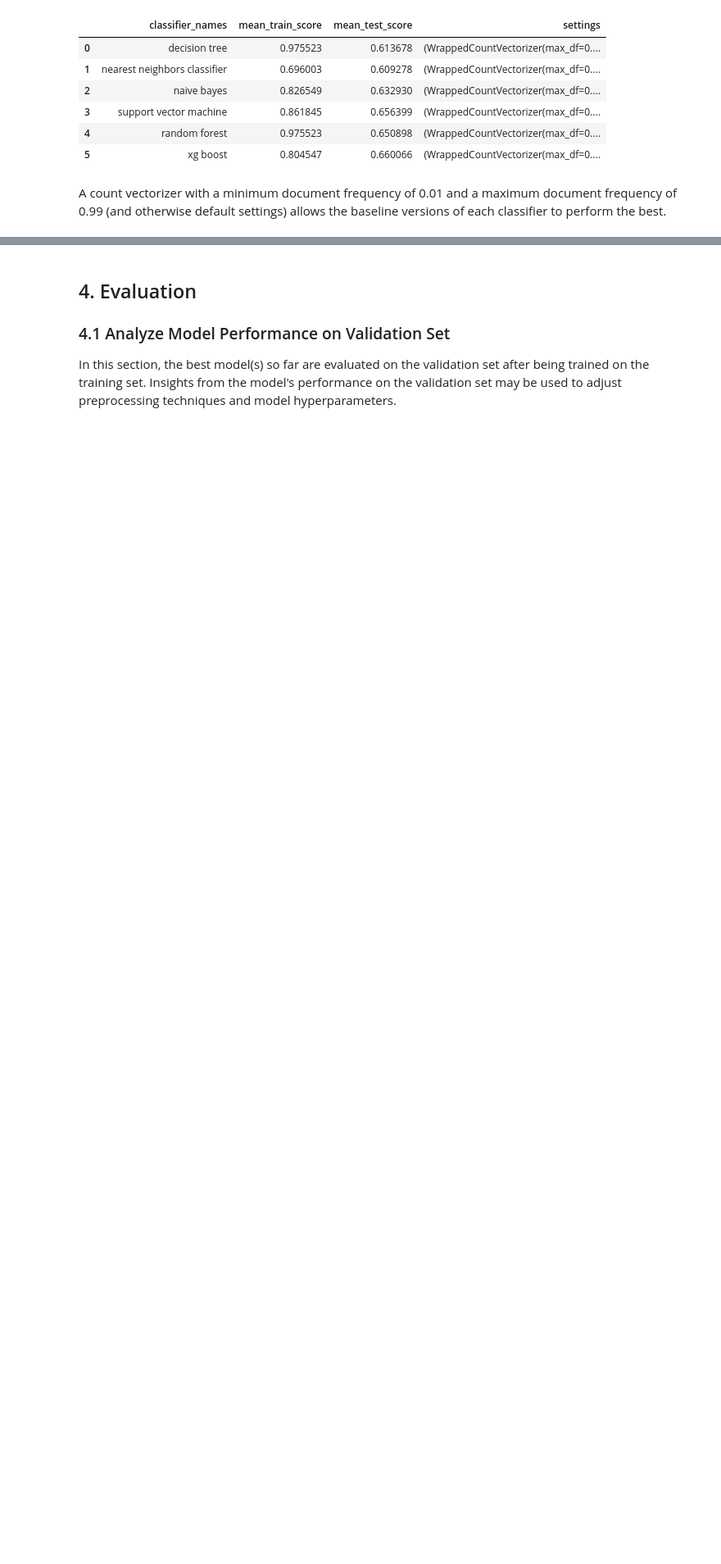
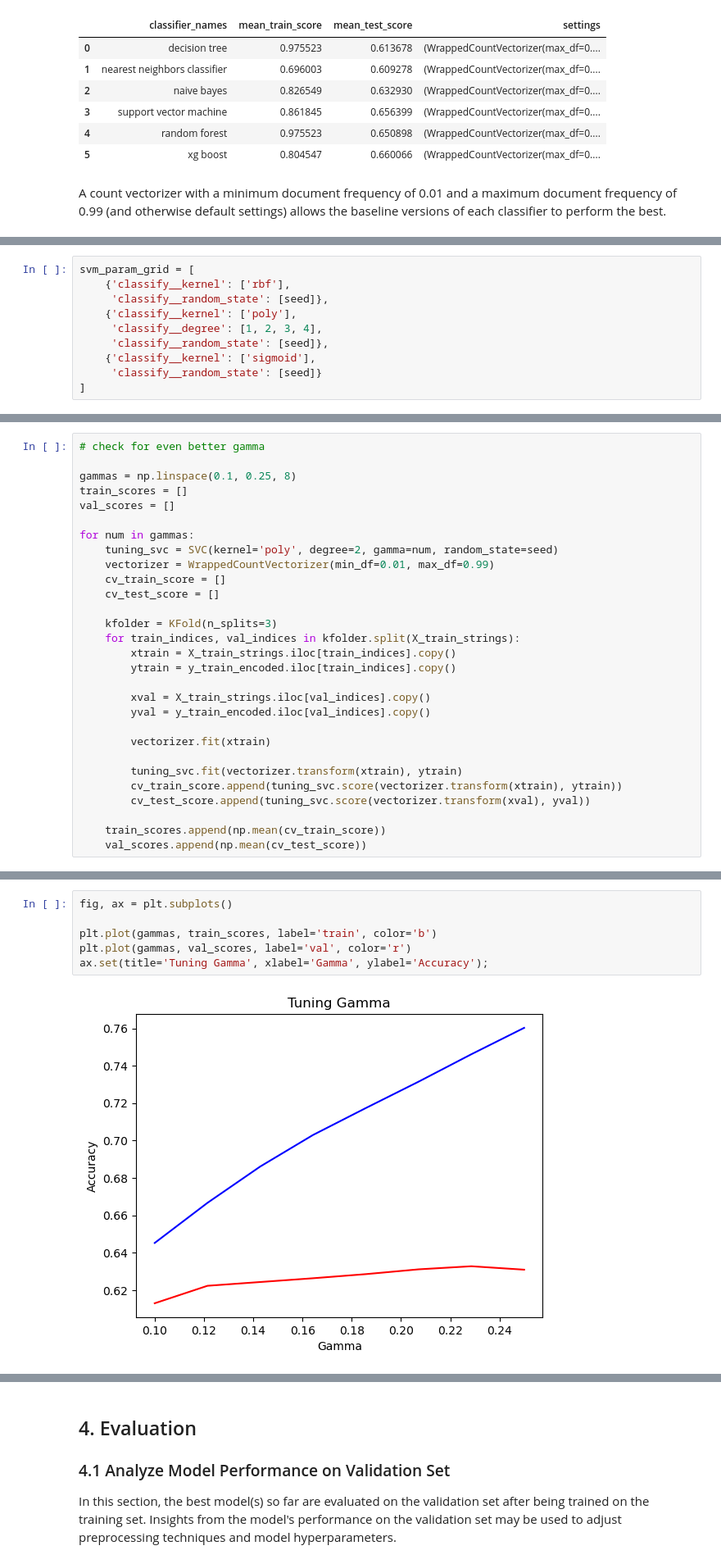
Before and after one commit to ran0027/twitter-sentiment-analysis, a Jupyter notebook: index.ipynb, the cells around one changed output, grey strips where cells are left out. Shown at 82% size. Cells and saved outputs as stored; diff of their text form; blank space fills up the shorter version.

```diff
--- a/index.ipynb
+++ b/index.ipynb
@@ -1098,0 +1328,10 @@ ab23639 Add eda step / brand breakdown
+# %%
+svm_param_grid = [
+    {'classify__kernel': ['rbf'],
+     'classify__random_state': [seed]},
+    {'classify__kernel': ['poly'],
+     'classify__degree': [1, 2, 3, 4],
+     'classify__random_state': [seed]},
+    {'classify__kernel': ['sigmoid'],
+     'classify__random_state': [seed]}
+]
@@ -1098,0 +1444,29 @@ ab23639 Add eda step / brand breakdown
+# %%
+# check for even better gamma
+
+gammas = np.linspace(0.1, 0.25, 8)
+train_scores = []
+val_scores = []
+
+for num in gammas:
+    tuning_svc = SVC(kernel='poly', degree=2, gamma=num, random_state=seed)
+    vectorizer = WrappedCountVectorizer(min_df=0.01, max_df=0.99)
+    cv_train_score = []
+    cv_test_score = []
+
+    kfolder = KFold(n_splits=3)
+    for train_indices, val_indices in kfolder.split(X_train_strings):
+        xtrain = X_train_strings.iloc[train_indices].copy()
+        ytrain = y_train_encoded.iloc[train_indices].copy()
+
+        xval = X_train_strings.iloc[val_indices].copy()
+        yval = y_train_encoded.iloc[val_indices].copy()
+
+        vectorizer.fit(xtrain)
+
+        tuning_svc.fit(vectorizer.transform(xtrain), ytrain)
+        cv_train_score.append(tuning_svc.score(vectorizer.transform(xtrain), ytrain))
+        cv_test_score.append(tuning_svc.score(vectorizer.transform(xval), yval))
+
+    train_scores.append(np.mean(cv_train_score))
+    val_scores.append(np.mean(cv_test_score))
@@ -1098,0 +1475,8 @@ ab23639 Add eda step / brand breakdown
+# %%
+fig, ax = plt.subplots()
+
+plt.plot(gammas, train_scores, label='train', color='b')
+plt.plot(gammas, val_scores, label='val', color='r')
+ax.set(title='Tuning Gamma', xlabel='Gamma', ylabel='Accuracy');
+# %% [output]
+[figure, added]
```
Also changed, not shown: parts of 89 cells of this notebook.
